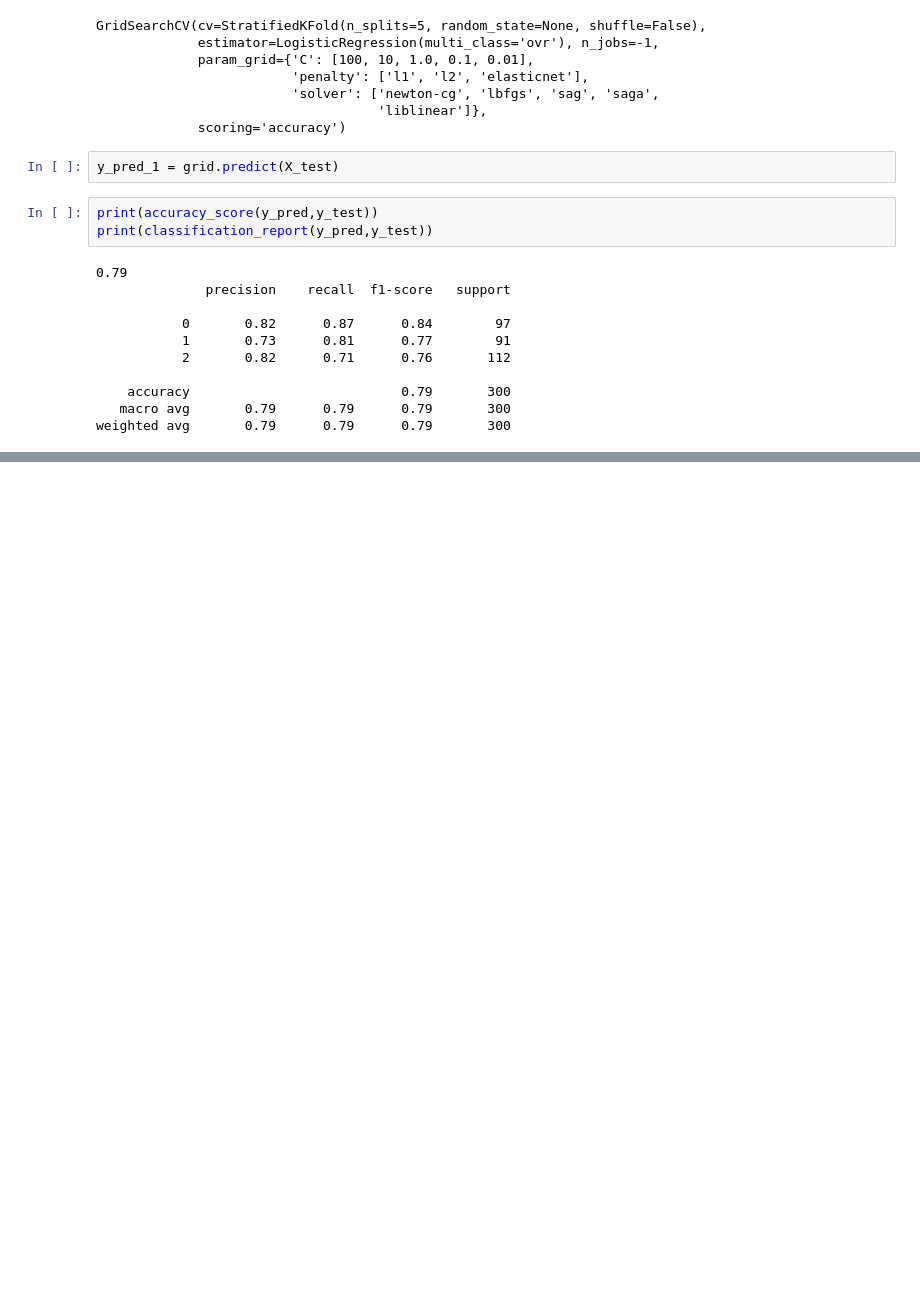
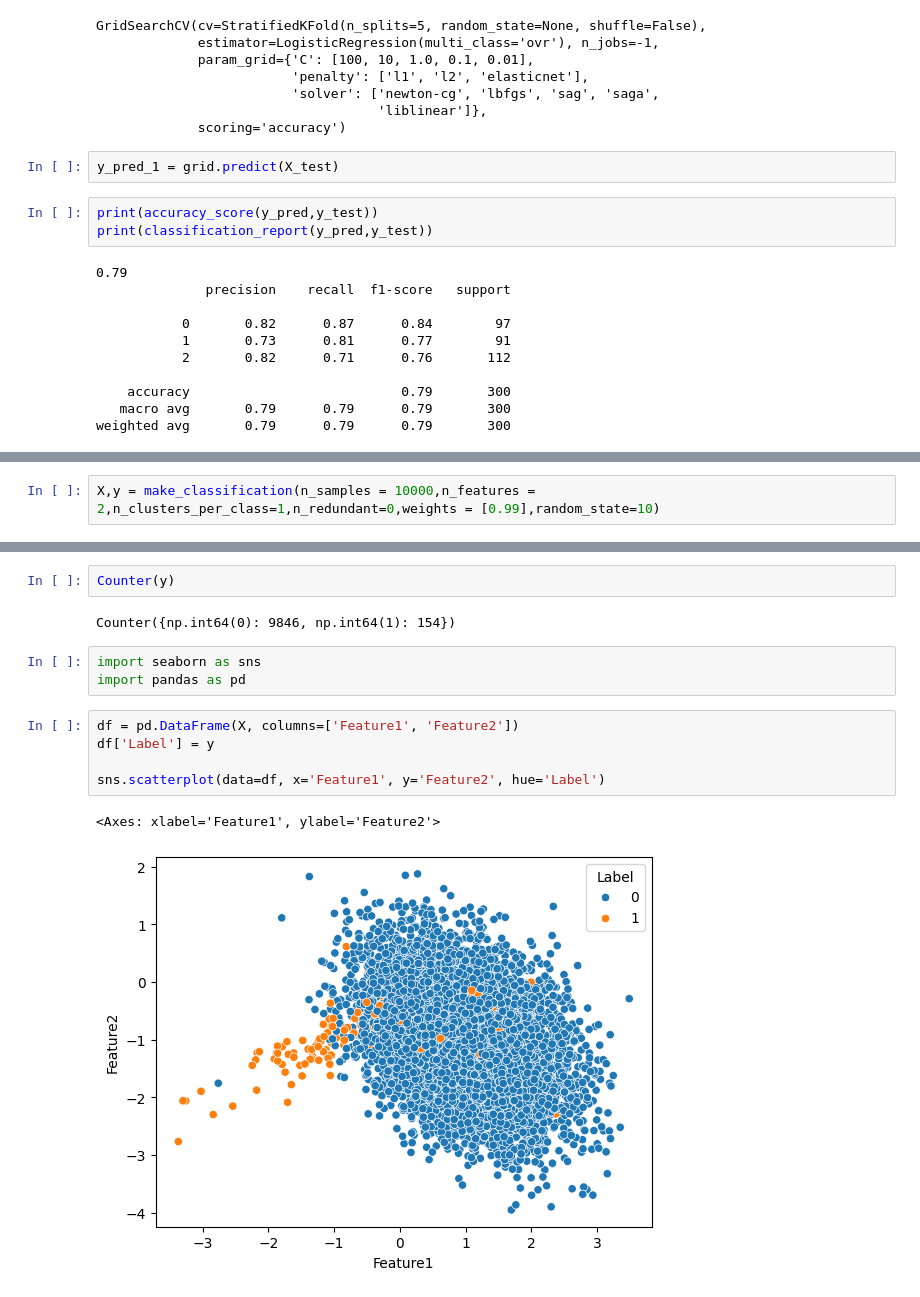
Before and after one commit to HanniKanchap/ML, a Jupyter notebook: Supervised_ML/Classification/Logistic_Regression(Multiclass).ipynb, the cells around one changed output, grey strips where cells are left out. Saved outputs shown, nothing was run; the diff lists cells and outputs as text; blank space fills up the shorter version.

```diff
--- a/Supervised_ML/Classification/Logistic_Regression(Multiclass).ipynb
+++ b/Supervised_ML/Classification/Logistic_Regression(Multiclass).ipynb
@@ -133,0 +139,2 @@ weighted avg       0.79      0.79      0.79       300
+# %%
+X,y = make_classification(n_samples = 10000,n_features = 2,n_clusters_per_class=1,n_redundant=0,weights = [0.99],random_state=10)
@@ -133,0 +151,15 @@ weighted avg       0.79      0.79      0.79       300
+# %%
+Counter(y)
+# %% [output]
+Counter({np.int64(0): 9846, np.int64(1): 154})
+# %%
+import seaborn as sns
+import pandas as pd
+# %%
+df = pd.DataFrame(X, columns=['Feature1', 'Feature2'])
+df['Label'] = y
+
+sns.scatterplot(data=df, x='Feature1', y='Feature2', hue='Label')
+# %% [output]
+<Axes: xlabel='Feature1', ylabel='Feature2'>
+[figure, added]
```
Also changed, not shown: parts of 32 cells of this notebook.
